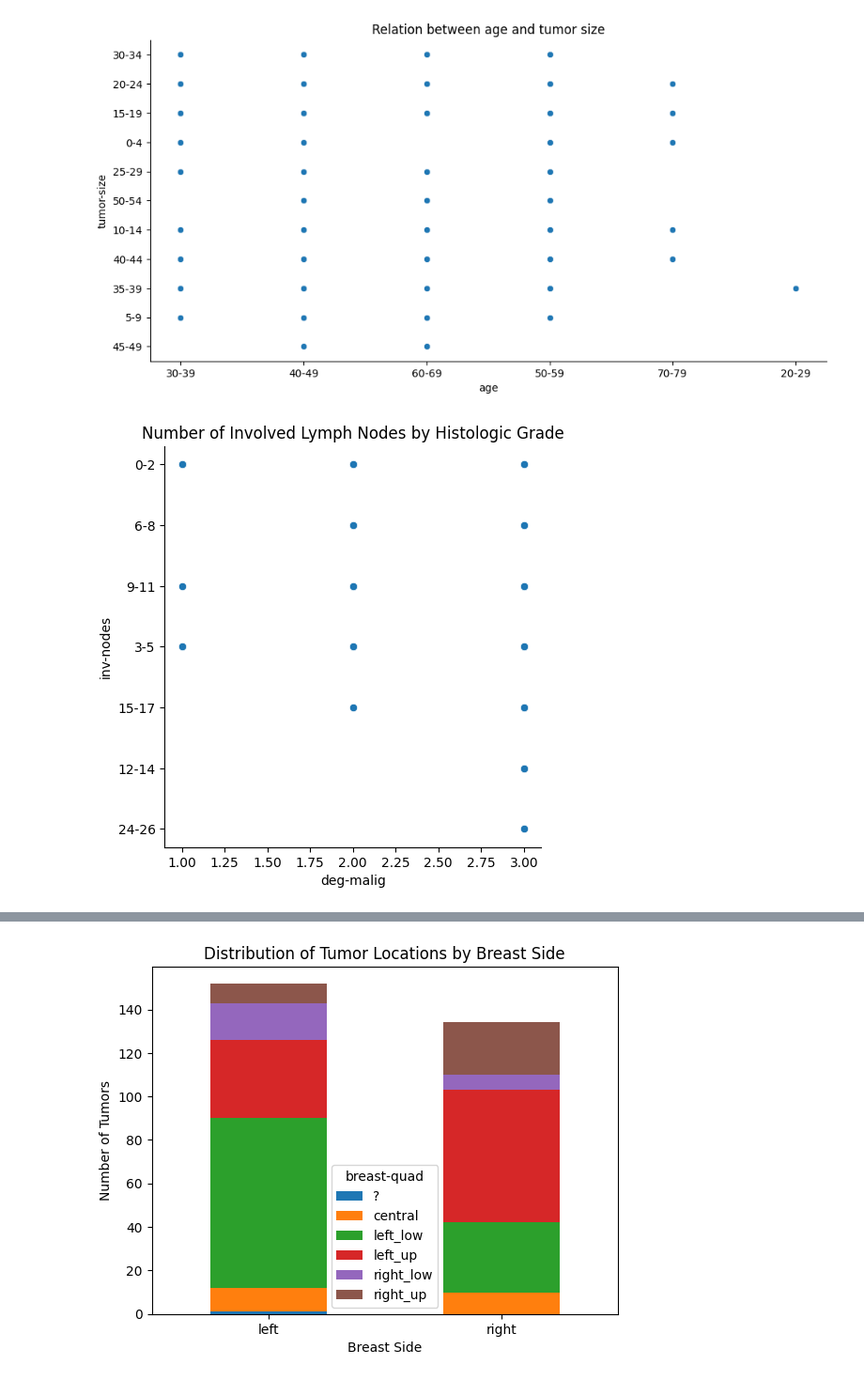
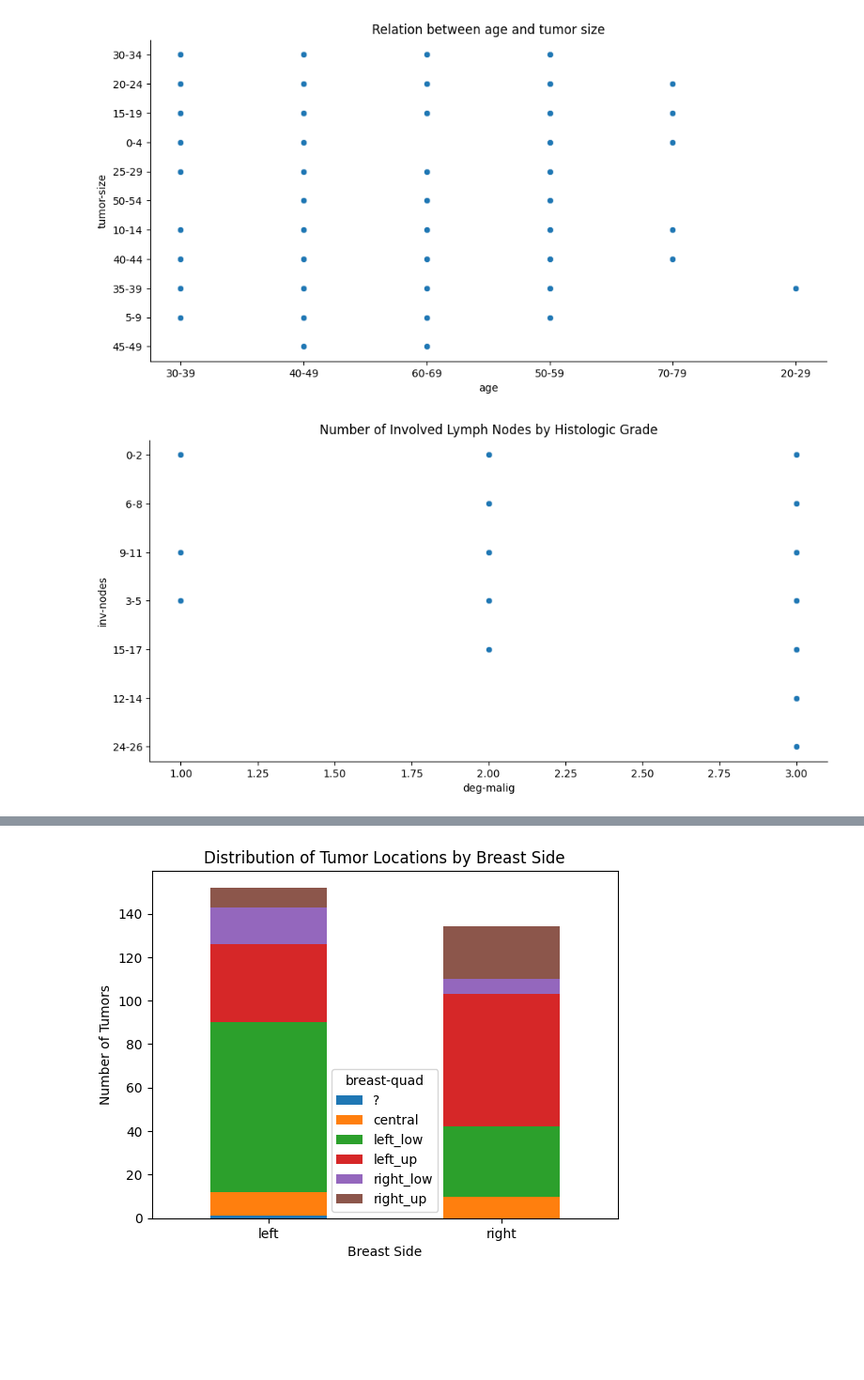
Before and after one commit to Mohammadreza-Farkhondeh/OneMoreIteration, a Jupyter notebook: breast_cancer/breast_cancer.ipynb, the cells around one changed output, grey strips where cells are left out. Shown at 94% size. Cells and saved outputs as stored; diff of their text form; code cells hidden in the pictures; blank space fills up the shorter version.

```diff
--- a/breast_cancer/breast_cancer.ipynb
+++ b/breast_cancer/breast_cancer.ipynb
@@ -195,8 +195,8 @@ plt.show()
 # %% [output]
 [figure]
 # %%
-sns.relplot(data=df, x="deg-malig", y="inv-nodes")
+sns.relplot(data=df, x="deg-malig", y="inv-nodes", aspect=2)
 plt.title("Number of Involved Lymph Nodes by Histologic Grade")
 plt.show()
 # %% [output]
-[figure, old version]
+[figure, new version]
```
Also changed, not shown: parts of 18 cells of this notebook, 1 other file.
